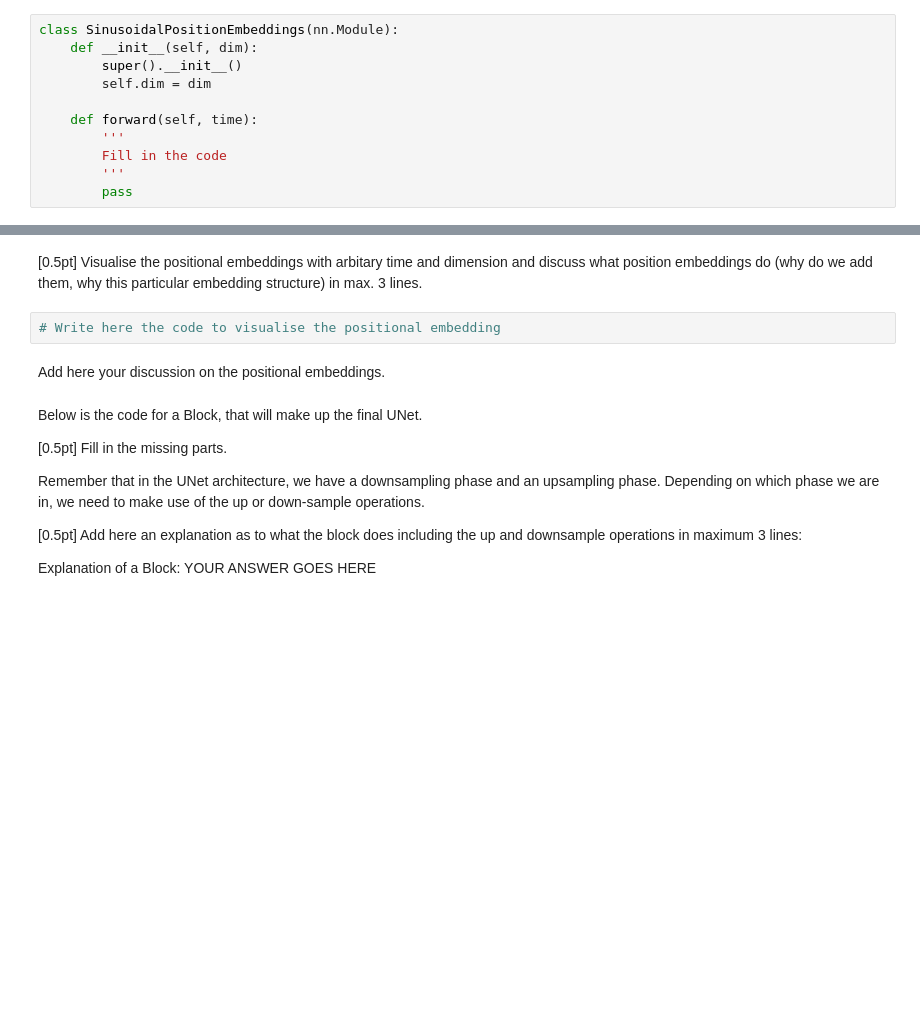
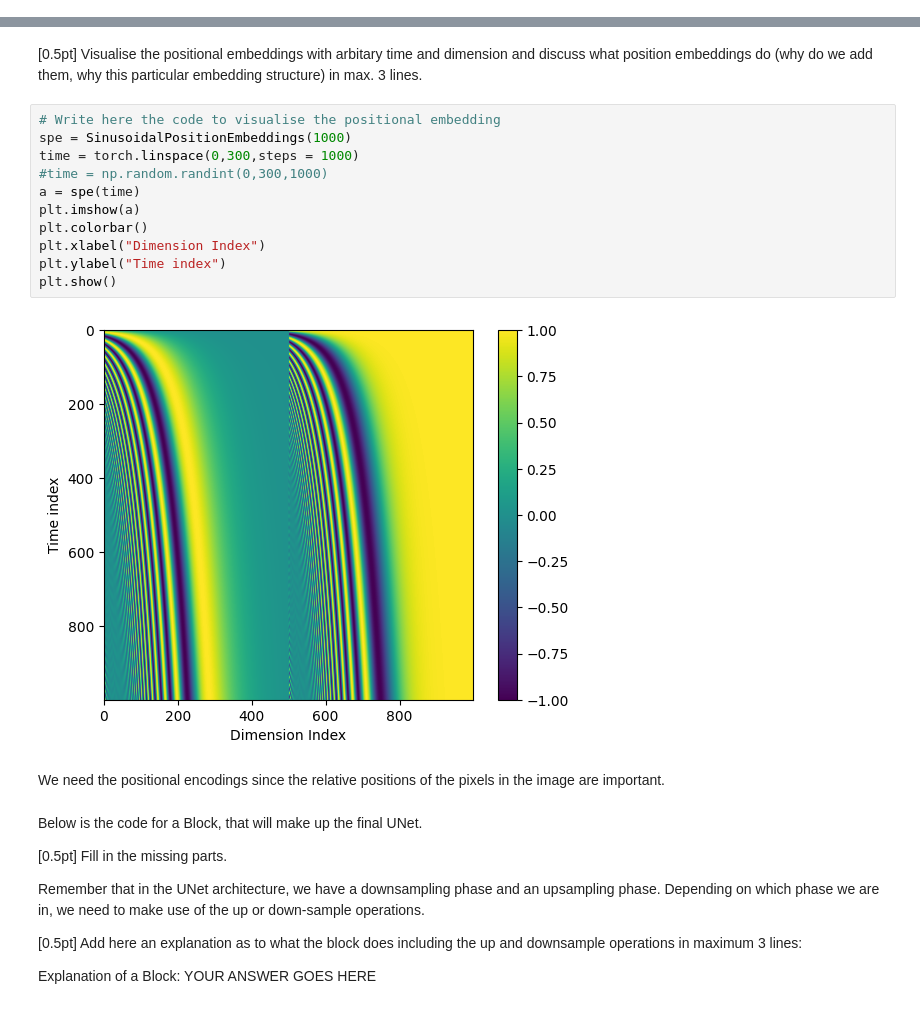
Before and after one commit to frasermartinx/MFOML, a Jupyter notebook: CW_2/02476922_Coursework2.ipynb, the cells around one changed output, grey strips where cells are left out. Cells and saved outputs as stored; diff of their text form; blank space fills up the shorter version.

```diff
--- a/CW_2/02476922_Coursework2.ipynb
+++ b/CW_2/02476922_Coursework2.ipynb
@@ -150,14 +236,3 @@ Use however the following identity to implement:
 \begin{align}
 \frac{pos}{10000^{2i/dim}} = \exp\left(\log(pos) - \frac{2i}{dim}\log(10000)\right).
 \end{align}
-# %%
-class SinusoidalPositionEmbeddings(nn.Module):
-    def __init__(self, dim):
-        super().__init__()
-        self.dim = dim
-
-    def forward(self, time):
-        '''
-        Fill in the code
-        '''
-        pass
@@ -164,9 +278,20 @@ class SinusoidalPositionEmbeddings(nn.Module):
 # %% [markdown]
 [0.5pt] Visualise the positional embeddings with arbitary time and dimension and discuss what position embeddings do (why do we add them, why this particular embedding structure) in max. 3 lines.
-# %%
-# Write here the code to visualise the positional embedding
-# %% [markdown]
-Add here your discussion on the positional embeddings.
+# %%
+# Write here the code to visualise the positional embedding
+spe = SinusoidalPositionEmbeddings(1000)
+time = torch.linspace(0,300,steps = 1000)
+#time = np.random.randint(0,300,1000)
+a = spe(time)
+plt.imshow(a)
+plt.colorbar()
+plt.xlabel("Dimension Index")
+plt.ylabel("Time index")
+plt.show()
+# %% [output]
+[figure, added]
+# %% [markdown]
+We need the positional encodings since the relative positions of the pixels in the image are important.
 # %% [markdown]
 Below is the code for a Block, that will make up the final UNet.
 
```
Also changed, not shown: parts of 22 cells of this notebook, 2 other files.
